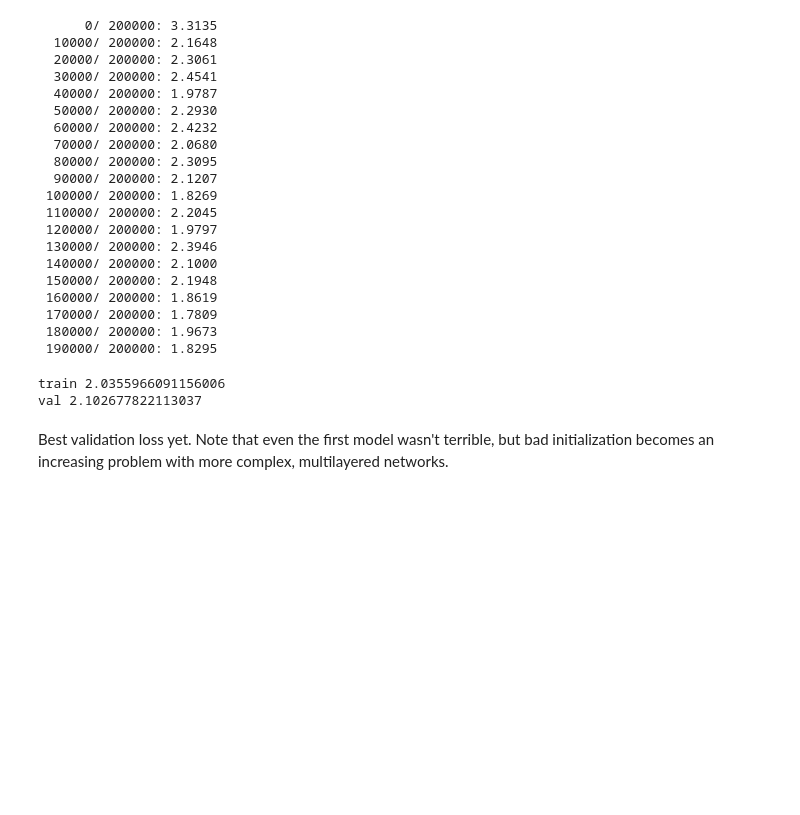
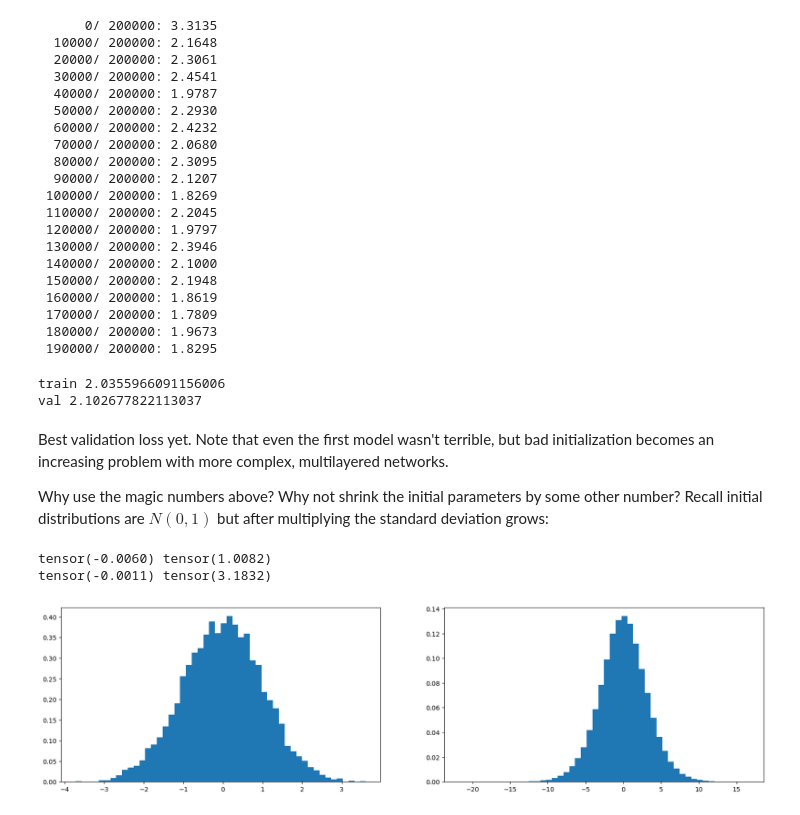
Before and after one commit to phively/nn-zero-to-hero, a Jupyter notebook: 04 Building makemore 3 - BatchNorm.ipynb, the cells around one changed output. Drawn from its saved outputs; the diff is of its cells as text; code cells hidden in the pictures; blank space fills up the shorter version.

```diff
--- a/04 Building makemore 3 - BatchNorm.ipynb
+++ b/04 Building makemore 3 - BatchNorm.ipynb
@@ -704,3 +704,20 @@ train 2.0355966091156006
 val 2.102677822113037
 # %% [markdown]
 Best validation loss yet. Note that even the first model wasn't terrible, but bad initialization becomes an increasing problem with more complex, multilayered networks.
+
+Why use the magic numbers above? Why not shrink the initial parameters by some other number? Recall initial distributions are $N(0,1)$ but after multiplying the standard deviation grows:
+# %%
+x = torch.randn(1000, 10)
+w = torch.randn(10, 200)
+y = x @ w
+print(x.mean(), x.std())
+print(y.mean(), y.std())
+plt.figure(figsize = (20, 5))
+plt.subplot(121)
+plt.hist(x.view(-1).tolist(), 50, density=True);
+plt.subplot(122)
+plt.hist(y.view(-1).tolist(), 50, density=True);
+# %% [output]
+tensor(-0.0060) tensor(1.0082)
+tensor(-0.0011) tensor(3.1832)
+[figure, added]
```
Also changed, not shown: parts of 23 cells of this notebook.
